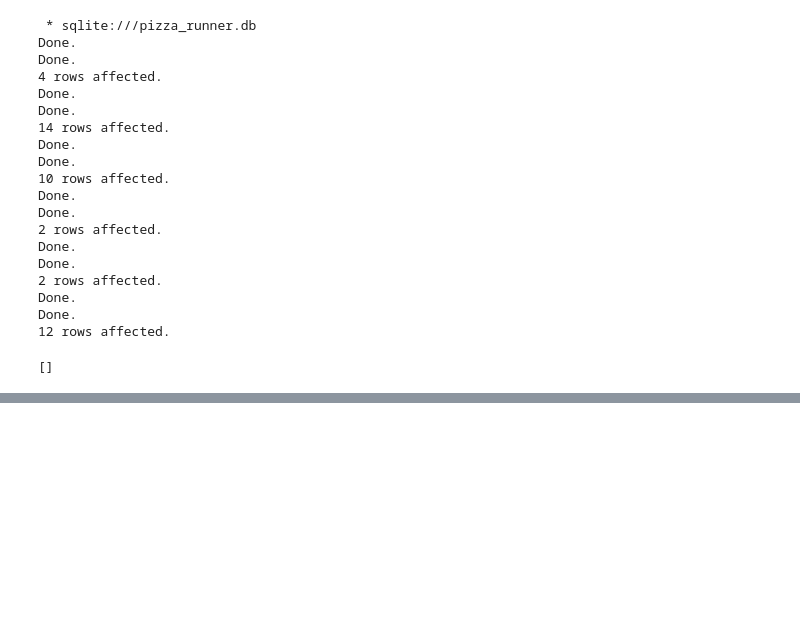
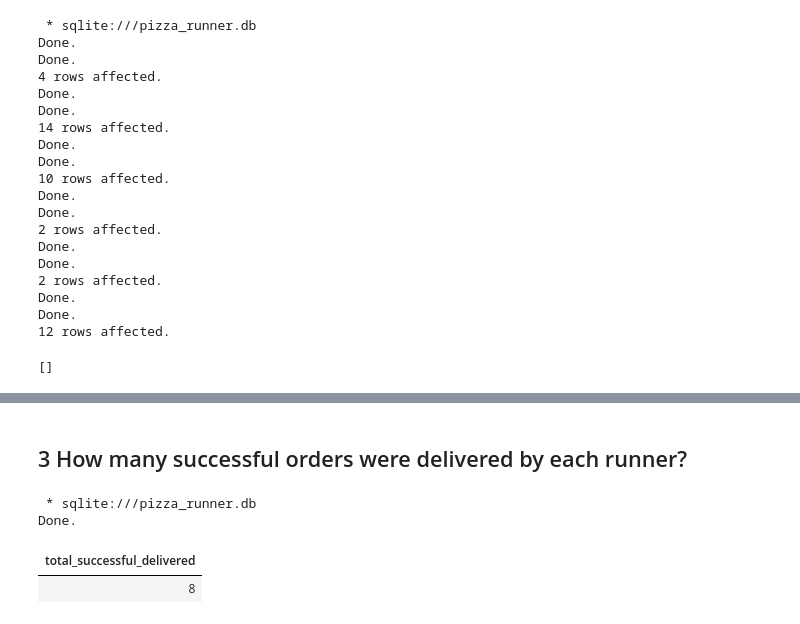
Before and after one commit to Kuziomkin/analytics_case_study, a Jupyter notebook: pizza_runner/pizza_runner_sql.ipynb, the cells around one changed output, grey strips where cells are left out. Drawn from its saved outputs; the diff is of its cells as text; code cells hidden in the pictures; blank space fills up the shorter version.

```diff
--- a/pizza_runner/pizza_runner_sql.ipynb
+++ b/pizza_runner/pizza_runner_sql.ipynb
@@ -322,0 +356,24 @@ Done.
+# %% [markdown]
+## 3 How many successful orders were delivered by each runner?
+# %%
+%%sql
+
+WITH successful_delivered AS(
+    SELECT *
+    FROM
+        runner_orders
+    WHERE
+        cancellation IS NULL
+        or cancellation = "null"
+        or cancellation = ""
+)
+
+SELECT
+    COUNT(order_id) AS total_successful_delivered
+FROM
+    successful_delivered
+# %% [output]
+ * sqlite:///pizza_runner.db
+Done.
+| total_successful_delivered |
+| 8 |
```
Also changed, not shown: parts of 7 cells of this notebook, 1 other file.
